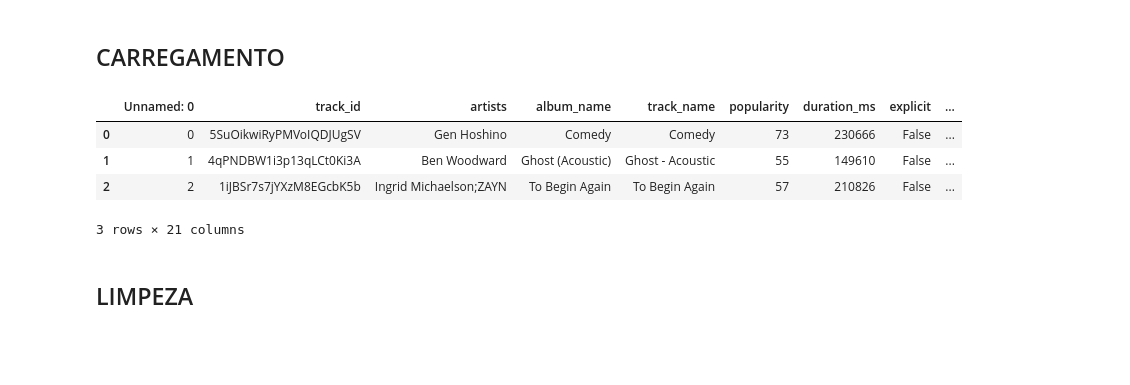
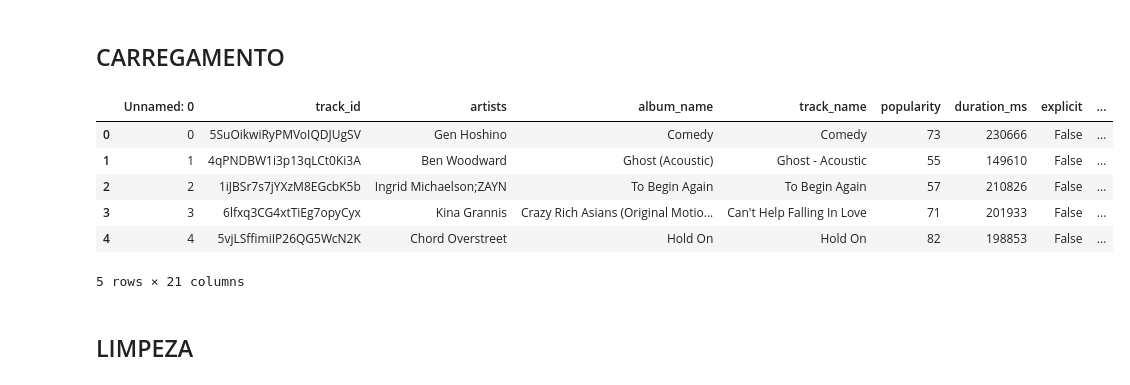
Before and after one commit to FelipeGhensevPeres/Spotify-Recommendation-System, a Jupyter notebook: notebooks/02_recommendation_model.ipynb, the cells around one changed output. Saved outputs shown, nothing was run; the diff lists cells and outputs as text; code cells hidden in the pictures; blank space fills up the shorter version.

```diff
--- a/notebooks/02_recommendation_model.ipynb
+++ b/notebooks/02_recommendation_model.ipynb
@@ -45,13 +45,15 @@ from sklearn.decomposition import PCA
 # %%
 df_spotify = pd.read_csv(r'../data/dataset.csv')
 # %%
-display(df_spotify.head(n=3))
+display(df_spotify.head(n=5))
 # %% [output]
 |  | Unnamed: 0 | track_id | artists | album_name | track_name | popularity | duration_ms | explicit | ... |
 | 0 | 0 | 5SuOikwiRyPMVoIQDJUgSV | Gen Hoshino | Comedy | Comedy | 73 | 230666 | False | ... |
 | 1 | 1 | 4qPNDBW1i3p13qLCt0Ki3A | Ben Woodward | Ghost (Acoustic) | Ghost - Acoustic | 55 | 149610 | False | ... |
 | 2 | 2 | 1iJBSr7s7jYXzM8EGcbK5b | Ingrid Michaelson;ZAYN | To Begin Again | To Begin Again | 57 | 210826 | False | ... |
+| 3 | 3 | 6lfxq3CG4xtTiEg7opyCyx | Kina Grannis | Crazy Rich Asians (Original Motio... | Can't Help Falling In Love | 71 | 201933 | False | ... |
+| 4 | 4 | 5vjLSffimiIP26QG5WcN2K | Chord Overstreet | Hold On | Hold On | 82 | 198853 | False | ... |
-3 rows × 21 columns
+5 rows × 21 columns
 # %% [markdown]
 ## LIMPEZA
 # %%
```
Also changed, not shown: parts of 9 cells of this notebook.
